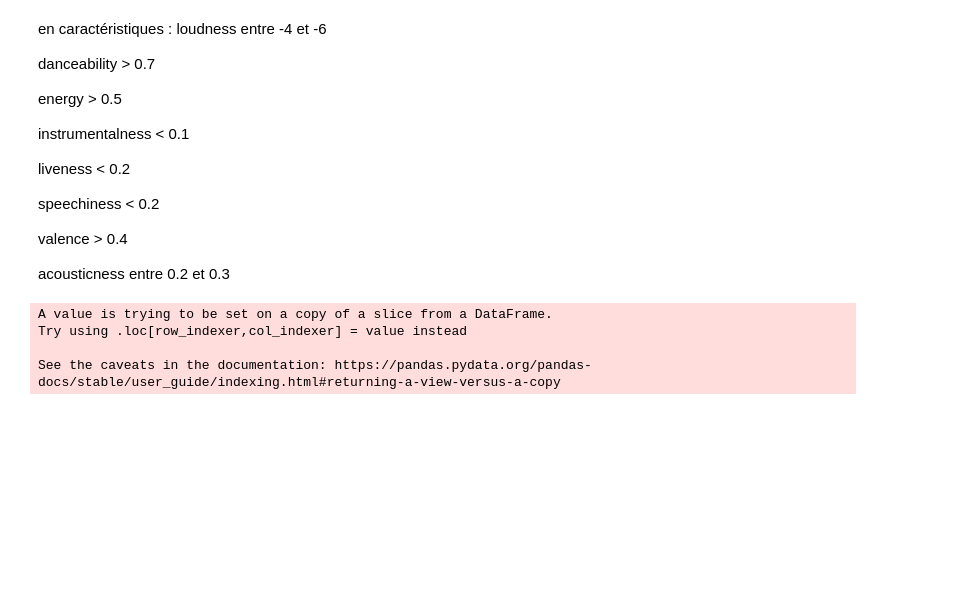
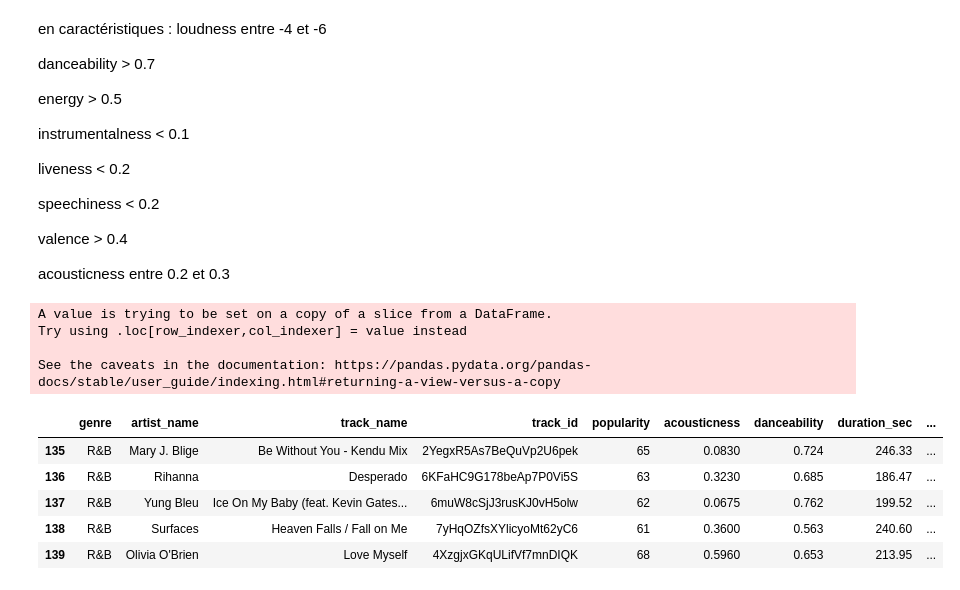
Before and after one commit to GuillaumeArp/Hackathon_Wild_1, a Jupyter notebook: Alex/EDA_Alex_.ipynb, the cells around one changed output. Cells and saved outputs as stored; diff of their text form; code cells hidden in the pictures; blank space fills up the shorter version.

```diff
--- a/Alex/EDA_Alex_.ipynb
+++ b/Alex/EDA_Alex_.ipynb
@@ -265,3 +266,12 @@ fig = px.line_polar(top_songs, theta=carac, r= top_songs[carac].mean(), line_clo
 fig.update_traces(fill='toself')
 fig.update_layout(autosize = False)
 fig.show()
+# %%
+df.head()
+# %% [output]
+|  | genre | artist_name | track_name | track_id | popularity | acousticness | danceability | duration_sec | ... |
+| 135 | R&B | Mary J. Blige | Be Without You - Kendu Mix | 2YegxR5As7BeQuVp2U6pek | 65 | 0.0830 | 0.724 | 246.33 | ... |
+| 136 | R&B | Rihanna | Desperado | 6KFaHC9G178beAp7P0Vi5S | 63 | 0.3230 | 0.685 | 186.47 | ... |
+| 137 | R&B | Yung Bleu | Ice On My Baby (feat. Kevin Gates... | 6muW8cSjJ3rusKJ0vH5olw | 62 | 0.0675 | 0.762 | 199.52 | ... |
+| 138 | R&B | Surfaces | Heaven Falls / Fall on Me | 7yHqOZfsXYlicyoMt62yC6 | 61 | 0.3600 | 0.563 | 240.60 | ... |
+| 139 | R&B | Olivia O'Brien | Love Myself | 4XzgjxGKqULifVf7mnDIQK | 68 | 0.5960 | 0.653 | 213.95 | ... |
```
Also changed, not shown: parts of 4 cells of this notebook.
